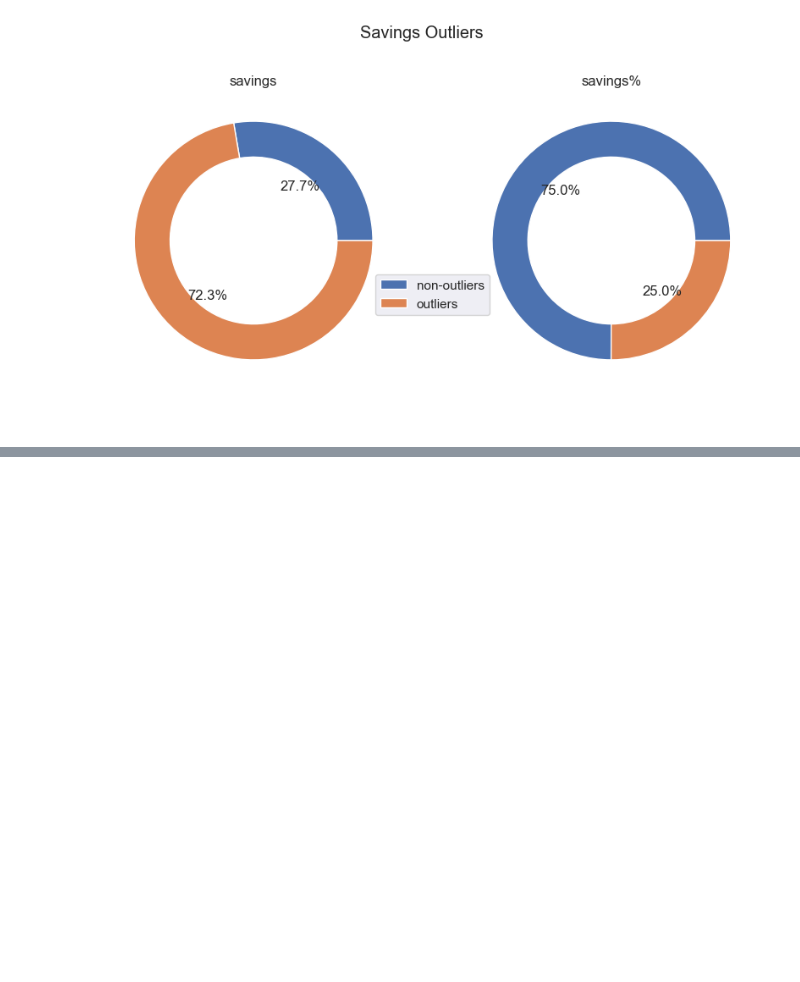
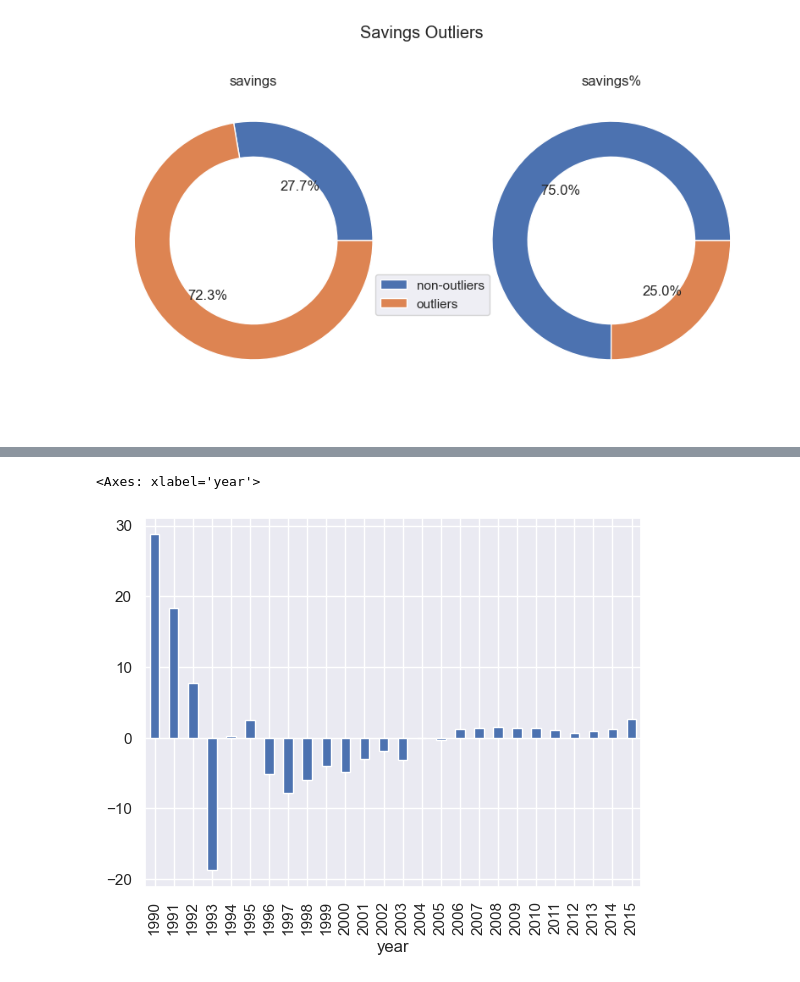
Before and after one commit to terminalcoder/used-car-auction-prices, a Jupyter notebook: notebook.ipynb, the cells around one changed output, grey strips where cells are left out. Cells and saved outputs as stored; diff of their text form; code cells hidden in the pictures; blank space fills up the shorter version.

```diff
--- a/notebook.ipynb
+++ b/notebook.ipynb
@@ -445,0 +455,5 @@ fig.legend(['non-outliers', 'outliers'], loc=(.415, .28));
+# %%
+df2.groupby('year')['savings%'].mean().plot(kind='bar')
+# %% [output]
+<Axes: xlabel='year'>
+[figure, added]
```
Also changed, not shown: parts of 3 cells of this notebook.
